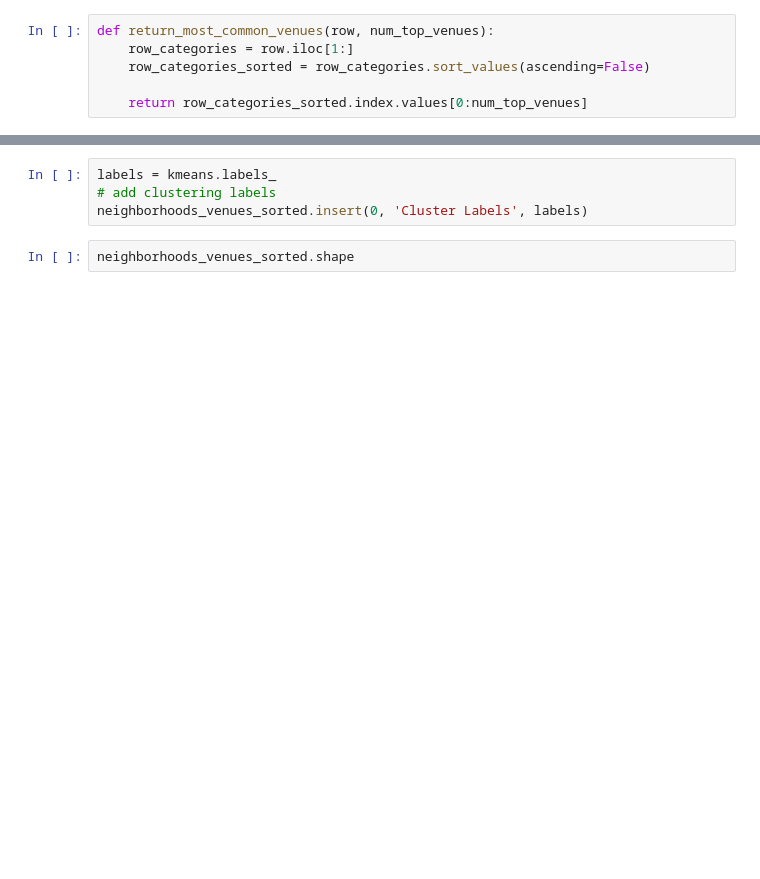
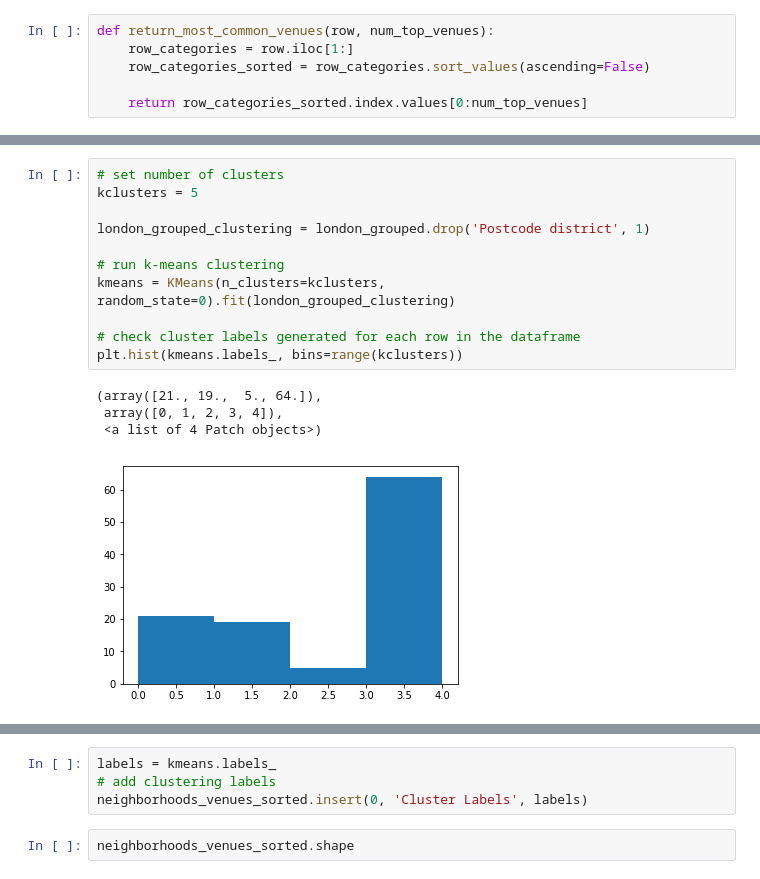
Before and after one commit to syedahm/coursera_assignments, a Jupyter notebook: battle of the neighbourhoods.ipynb, the cells around one changed output, grey strips where cells are left out. Drawn from its saved outputs; the diff is of its cells as text; blank space fills up the shorter version.

```diff
--- a/battle of the neighbourhoods.ipynb
+++ b/battle of the neighbourhoods.ipynb
@@ -184,2 +366,18 @@ neighborhoods_venues_sorted
+# %%
+# set number of clusters
+kclusters = 5
+
+london_grouped_clustering = london_grouped.drop('Postcode district', 1)
+
+# run k-means clustering
+kmeans = KMeans(n_clusters=kclusters, random_state=0).fit(london_grouped_clustering)
+
+# check cluster labels generated for each row in the dataframe
+plt.hist(kmeans.labels_, bins=range(kclusters))
+# %% [output]
+(array([21., 19.,  5., 64.]),
+ array([0, 1, 2, 3, 4]),
+ <a list of 4 Patch objects>)
+[figure, added]
 # %%
 # set number of clusters
```
Also changed, not shown: parts of 44 cells of this notebook, 1 other file.
